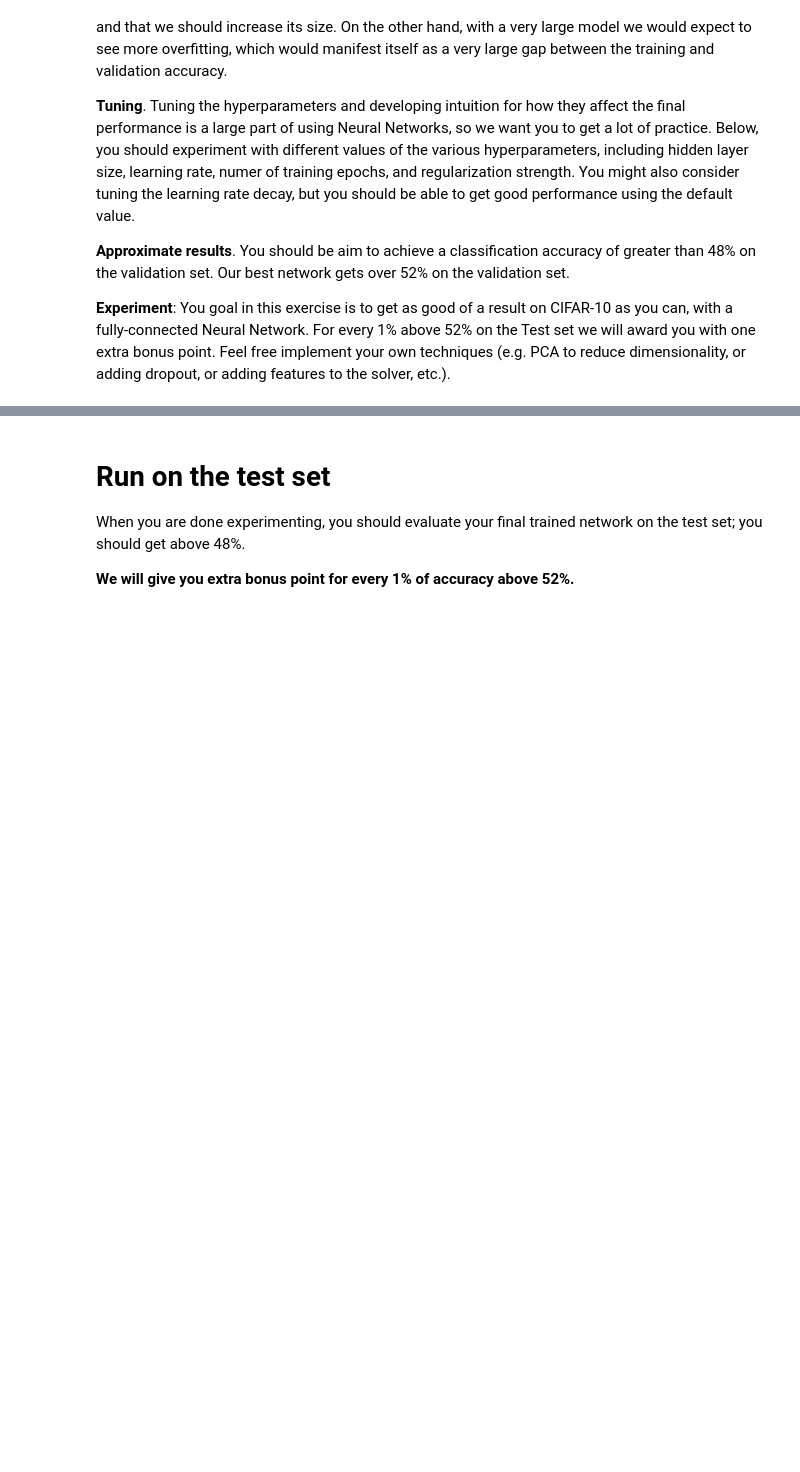
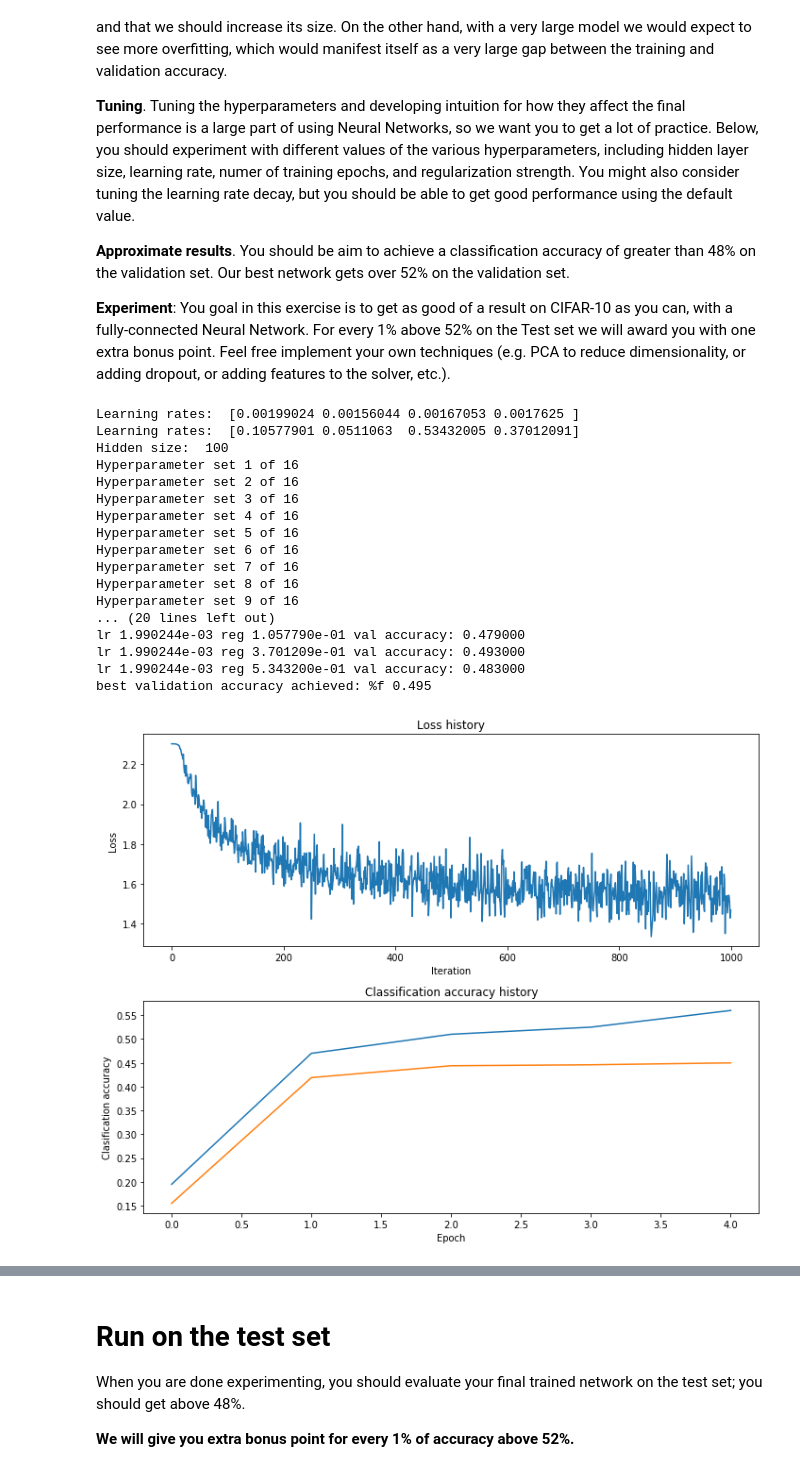
Before and after one commit to smeenehan/CS231n, a Jupyter notebook: assignment1/two_layer_net.ipynb, the cells around one changed output, grey strips where cells are left out. Drawn from its saved outputs; the diff is of its cells as text; code cells hidden in the pictures; blank space fills up the shorter version.

Commit message:
Hyperparameter search on NN; still room for improvement, test accuracy just shy of 48%

```diff
--- a/assignment1/two_layer_net.ipynb
+++ b/assignment1/two_layer_net.ipynb
@@ -301,0 +289,78 @@ pass
+# %%
+results = {}
+best_net = None # store the best model into this
+best_acc = -1
+learning_rates = 10**np.random.uniform(-3.,-2.5,size=4)
+regs = 10**np.random.uniform(-1.5,0,size=4)
+hidden_size = 100
+num_params = len(learning_rates)*len(regs)
+param_cnt = 0
+
+print('Learning rates: ',learning_rates)
+print('Learning rates: ',regs)
+print('Hidden size: ',hidden_size)
+
+for params in product(learning_rates,regs):
+    rate = params[0]
+    reg = params[1]
+    net = TwoLayerNet(input_size, hidden_size, num_classes)
+
+    param_cnt += 1
+    print('Hyperparameter set %d of %d' % (param_cnt, num_params))
+
+    # Train the network
+    stats = net.train(X_train, y_train, X_val, y_val,
+                      num_iters=1000, batch_size=200,
+                      learning_rate=rate, learning_rate_decay=0.95,
+                      reg=reg, verbose=False)
+
+    # Predict on the validation set
+    val_acc = (net.predict(X_val) == y_val).mean()
+    results[(rate,reg)] = val_acc
+    if val_acc > best_acc:
+        best_acc = val_acc
+        best_net = net
+        best_stats = stats
+
+# Print out results.
+for lr, reg in sorted(results):
+    val_accuracy = results[(lr, reg)]
+    print('lr %e reg %e val accuracy: %f' % (
+                lr, reg, val_accuracy))
+
+print('best validation accuracy achieved: %f',best_acc)
+
+# Plot the loss function and train / validation accuracies
+plt.subplot(2, 1, 1)
+plt.plot(best_stats['loss_history'])
+plt.title('Loss history')
+plt.xlabel('Iteration')
+plt.ylabel('Loss')
+
+plt.subplot(2, 1, 2)
+plt.plot(best_stats['train_acc_history'], label='train')
+plt.plot(best_stats['val_acc_history'], label='val')
+plt.title('Classification accuracy history')
+plt.xlabel('Epoch')
+plt.ylabel('Clasification accuracy')
+plt.tight_layout()
+plt.show()
+# %% [output]
+Learning rates:  [0.00199024 0.00156044 0.00167053 0.0017625 ]
+Learning rates:  [0.10577901 0.0511063  0.53432005 0.37012091]
+Hidden size:  100
+Hyperparameter set 1 of 16
+Hyperparameter set 2 of 16
+Hyperparameter set 3 of 16
+Hyperparameter set 4 of 16
+Hyperparameter set 5 of 16
+Hyperparameter set 6 of 16
+Hyperparameter set 7 of 16
+Hyperparameter set 8 of 16
+Hyperparameter set 9 of 16
+... (20 lines left out)
+lr 1.990244e-03 reg 1.057790e-01 val accuracy: 0.479000
+lr 1.990244e-03 reg 3.701209e-01 val accuracy: 0.493000
+lr 1.990244e-03 reg 5.343200e-01 val accuracy: 0.483000
+best validation accuracy achieved: %f 0.495
+[figure, added]
```
Also changed, not shown: parts of 12 cells of this notebook, 1 other file.
